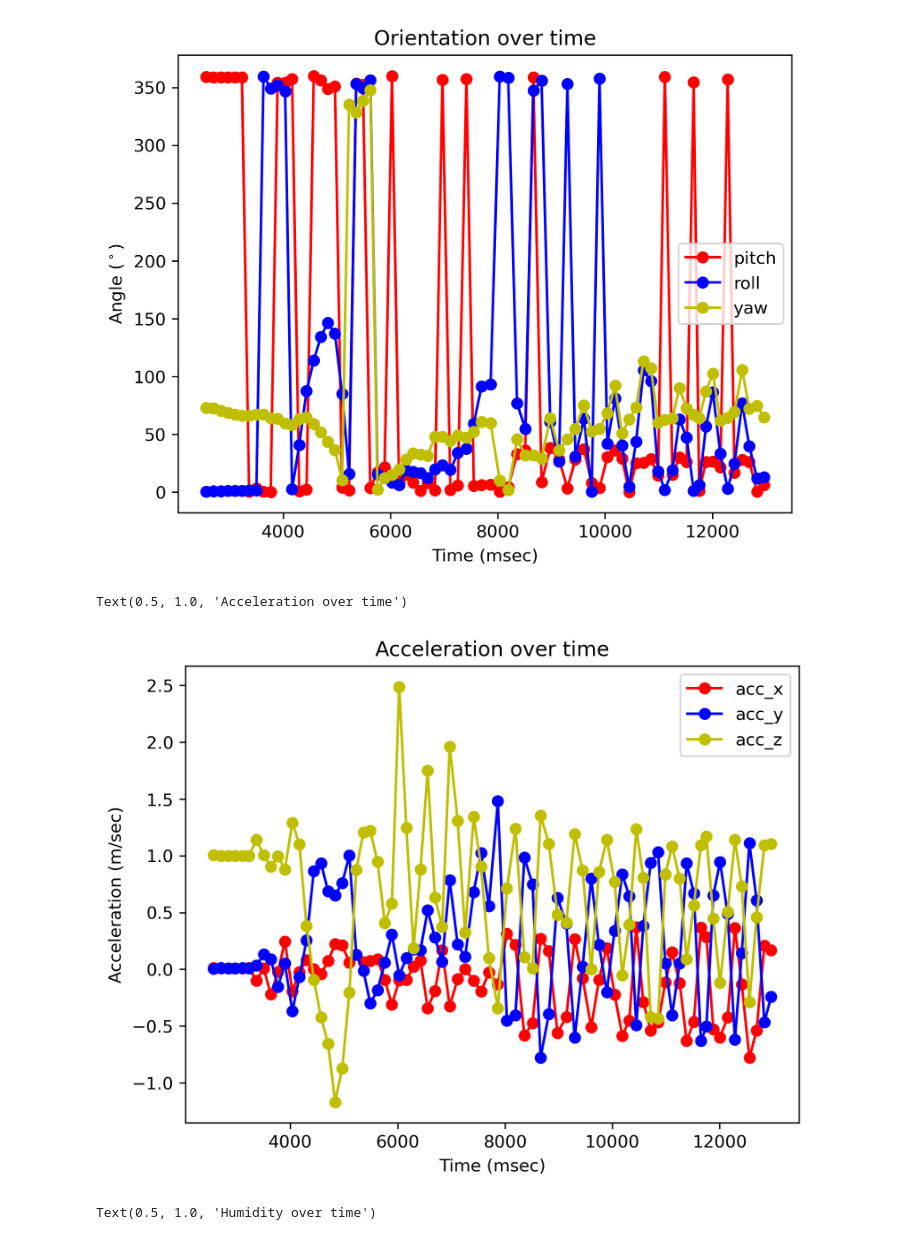
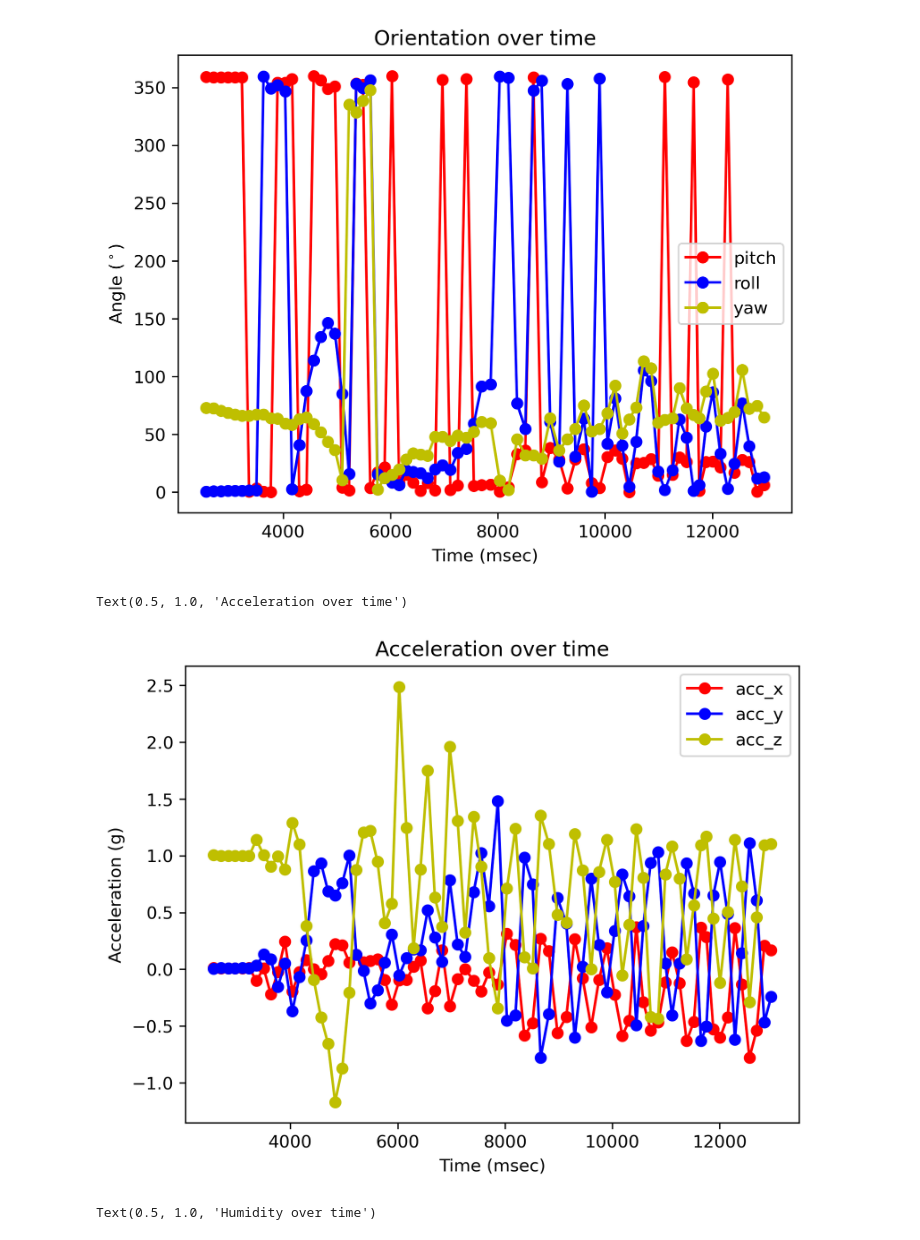
Before and after one commit to ProfOak7/Robotics, a Jupyter notebook: SenseHatTest.ipynb, the cells around one changed output. Saved outputs shown, nothing was run; the diff lists cells and outputs as text; code cells hidden in the pictures.

```diff
--- a/SenseHatTest.ipynb
+++ b/SenseHatTest.ipynb
@@ -52,14 +52,14 @@ Text(0.5, 1.0, 'Orientation over time')
 # %%
 fig, ax = plt.subplots()
 df.plot.line(ax = ax, y = 'acc_x',color = 'r', marker = 'o')
 df.plot.line(ax = ax, y = 'acc_y',color = 'b', marker = 'o')
 df.plot.line(ax = ax, y = 'acc_z',color = 'y', marker = 'o')
 ax.set_xlabel("Time (msec)")
-ax.set_ylabel("Acceleration (m/sec)")
+ax.set_ylabel("Acceleration (g)")
 plt.title('Acceleration over time')
 # %% [output]
 Text(0.5, 1.0, 'Acceleration over time')
-[figure, old version]
+[figure, new version]
 # %%
 fig, ax = plt.subplots()
 df.plot.line(ax = ax, y = 'hum',color = 'r', marker = 'o')
```
